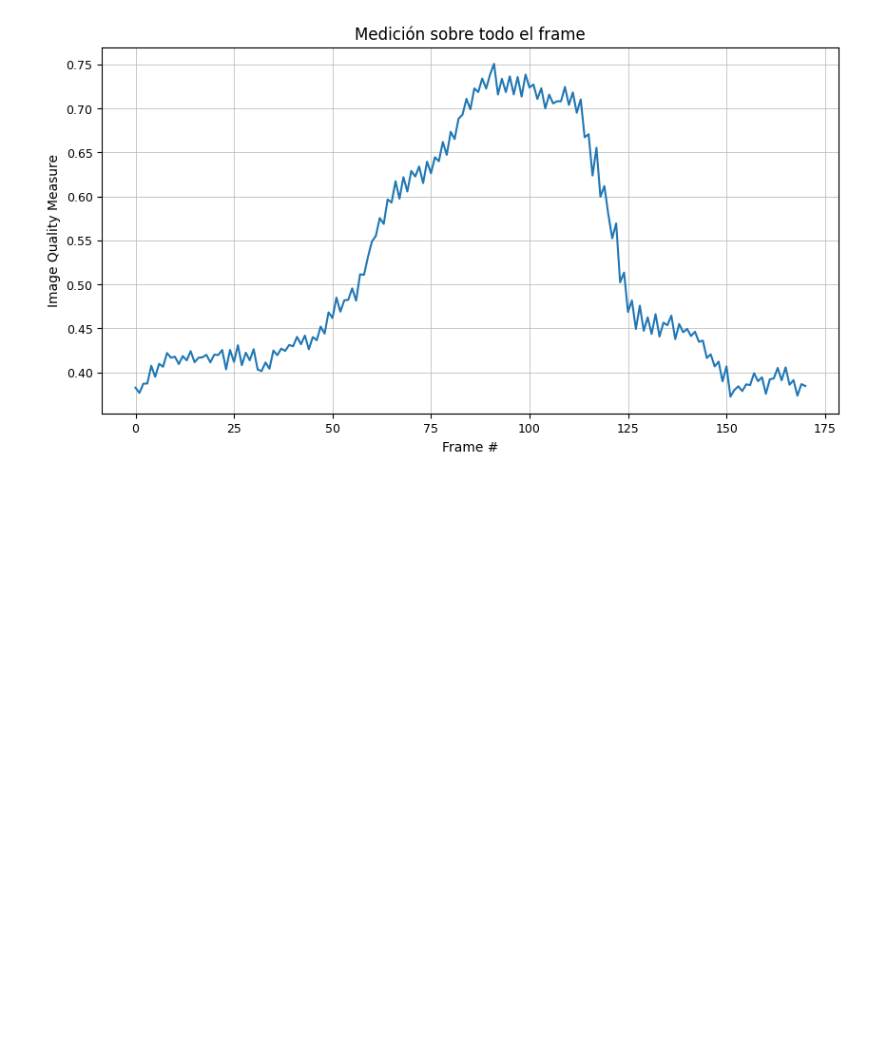
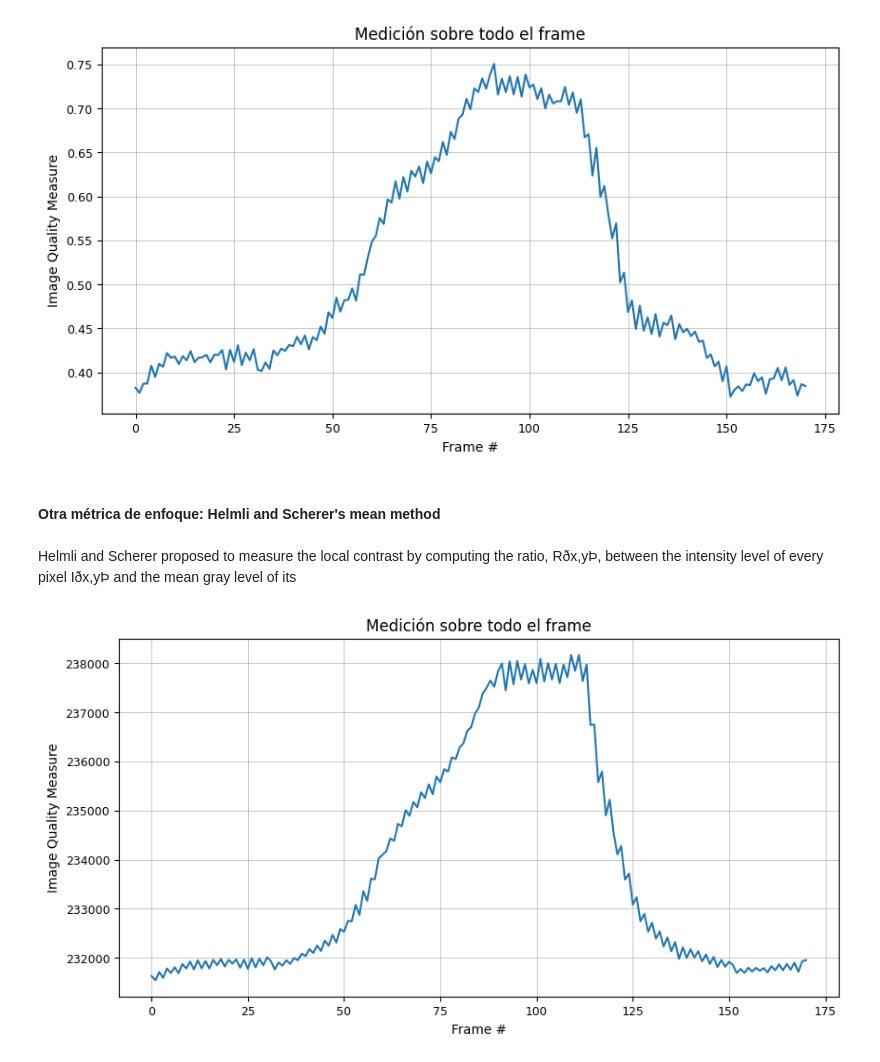
Before and after one commit to fabimass/vpc1-tp2, a Jupyter notebook: tp2_massotto.ipynb, the cells around one changed output. Cells and saved outputs as stored; diff of their text form; code cells hidden in the pictures; blank space fills up the shorter version.

Commit message:
implemento algoritmo de Helmli-Scherer

```diff
--- a/tp2_massotto.ipynb
+++ b/tp2_massotto.ipynb
@@ -349,2 +357,38 @@ focus_matrix(5, 7)
 # %% [output]
 [figure]
+# %% [markdown]
+#### Otra métrica de enfoque: Helmli and Scherer's mean method
+# %% [markdown]
+Helmli and Scherer proposed to measure the local contrast by computing the ratio, Rðx,yÞ, between the intensity level of every pixel Iðx,yÞ and the mean gray level of its
+# %%
+def helmli_scherer_mean(image):
+    # Convertimos la imagen a escala de grises
+    gray_image = cv2.cvtColor(image, cv2.COLOR_BGR2GRAY)
+
+    # Para el kernel uso una ventana de 3x3
+    window_size = 3
+
+    # Reemplazo los pixeles que son 0 en la imagen en escala de grises por 1,
+    # lo cual me permite evitar que el numerador sea 0 más adelante en el calculo del ratio
+    # mientras que el cambio en la intensidad es mínimo
+    gray_image[gray_image == 0] = 1
+
+    # Construimos el kernel a partir de una matriz de unos y luego dividiendo cada elemento por la cantidad total,
+    # obteniendo así un flitro promediado.
+    kernel = np.ones((window_size, window_size), np.float32) / (window_size * window_size)
+
+    # Aplicamos el kernel. El resultado es una nueva imagen en la que cada píxel
+    # contiene el valor promedio de los píxeles en su vecindario original definido por el kernel.
+    local_mean = cv2.filter2D(gray_image, -1, kernel)
+
+    # Calculamos el ratio R(x, y)
+    ratio = np.where(local_mean < gray_image, gray_image / local_mean, local_mean / gray_image)
+
+    # Calculamos la métrica de enfoque como la suma de los valores de R(x, y)
+    focus_metric = np.sum(ratio)
+
+    return focus_metric
+# %%
+whole_frame_experiment('video/focus_video.mov', helmli_scherer_mean)
+# %% [output]
+[figure, added]
```
Also changed, not shown: parts of 9 cells of this notebook, 1 other file.
